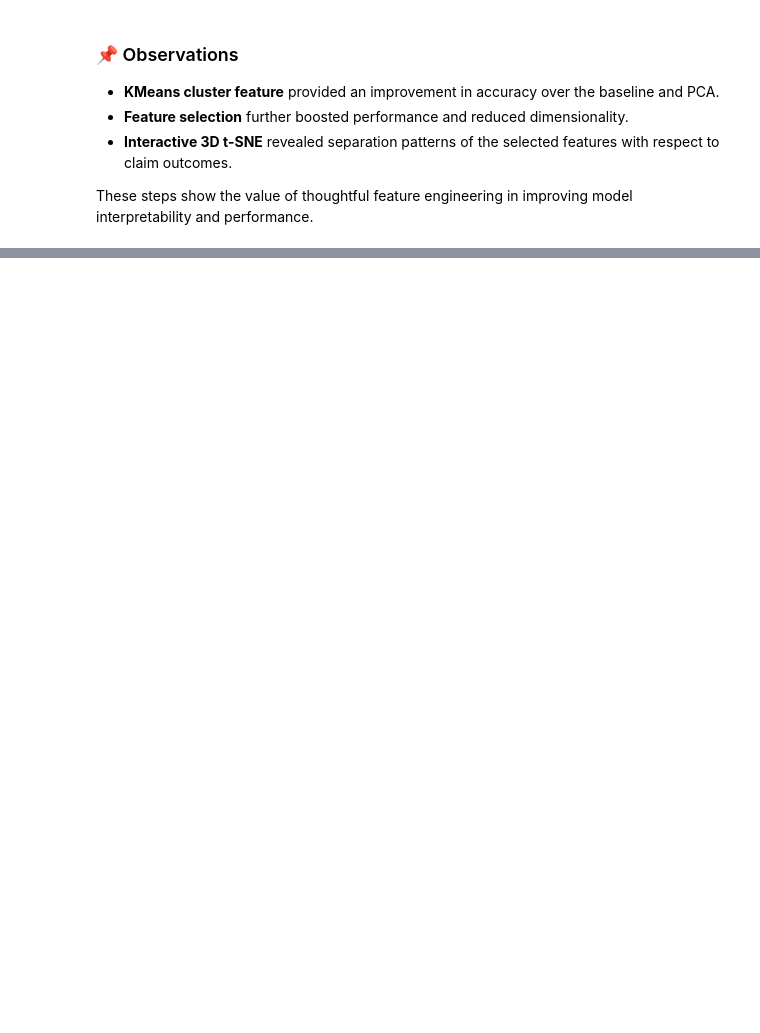
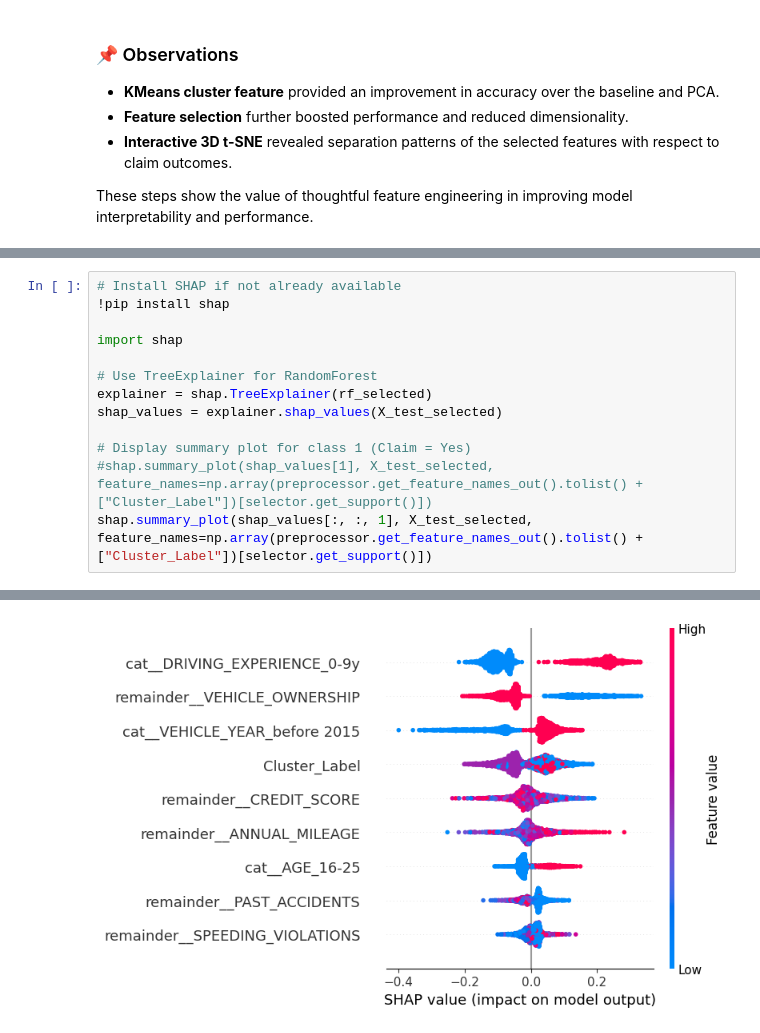
Before and after one commit to tamimisalah/Car-Insurance-Claim-Prediction, a Jupyter notebook: Car_Insurance_Colab_Ready.ipynb, the cells around one changed output, grey strips where cells are left out. Saved outputs shown, nothing was run; the diff lists cells and outputs as text; blank space fills up the shorter version.

```diff
--- a/Car_Insurance_Colab_Ready.ipynb
+++ b/Car_Insurance_Colab_Ready.ipynb
@@ -281,0 +352,14 @@ These steps show the value of thoughtful feature engineering in improving model
+# %%
+# Install SHAP if not already available
+!pip install shap
+
+import shap
+
+# Use TreeExplainer for RandomForest
+explainer = shap.TreeExplainer(rf_selected)
+shap_values = explainer.shap_values(X_test_selected)
+
+# Display summary plot for class 1 (Claim = Yes)
+#shap.summary_plot(shap_values[1], X_test_selected, feature_names=np.array(preprocessor.get_feature_names_out().tolist() + ["Cluster_Label"])[selector.get_support()])
+shap.summary_plot(shap_values[:, :, 1], X_test_selected, feature_names=np.array(preprocessor.get_feature_names_out().tolist() + ["Cluster_Label"])[selector.get_support()])
+# %% [output]
@@ -281,0 +384 @@ These steps show the value of thoughtful feature engineering in improving model
+[figure, added]
```
Also changed, not shown: parts of 7 cells of this notebook.
